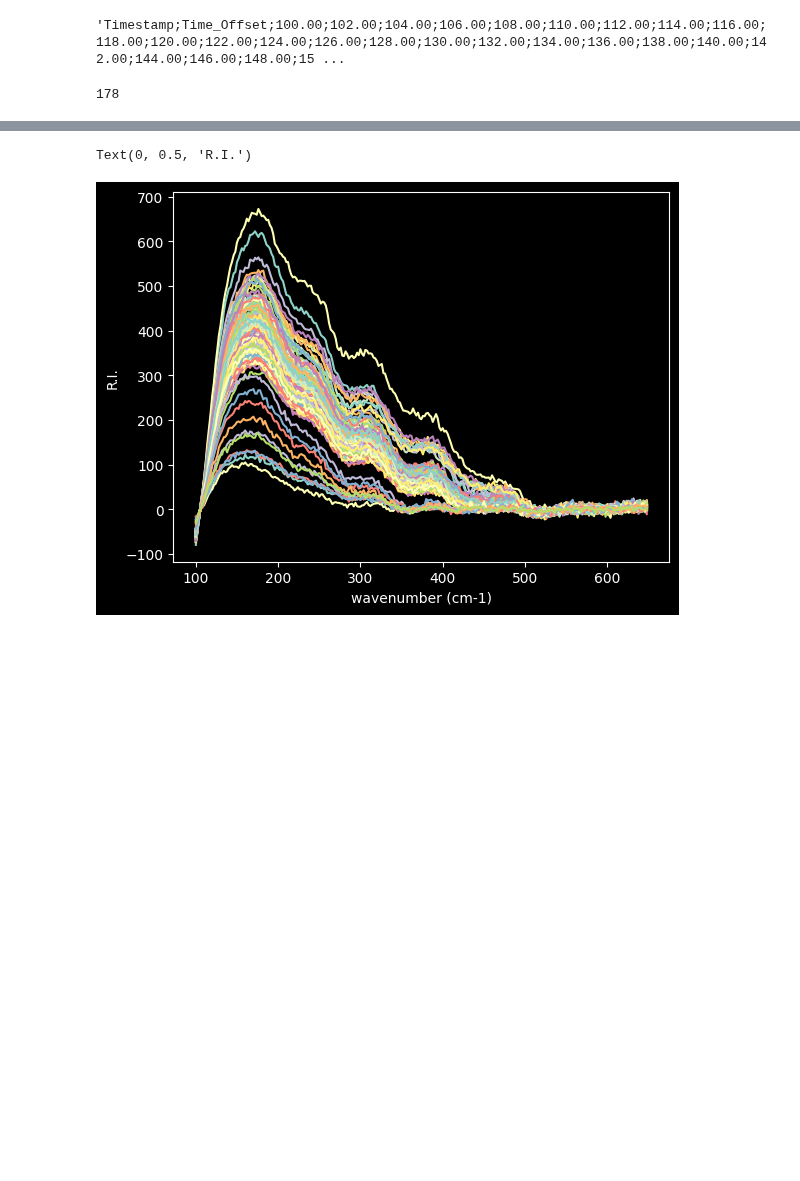
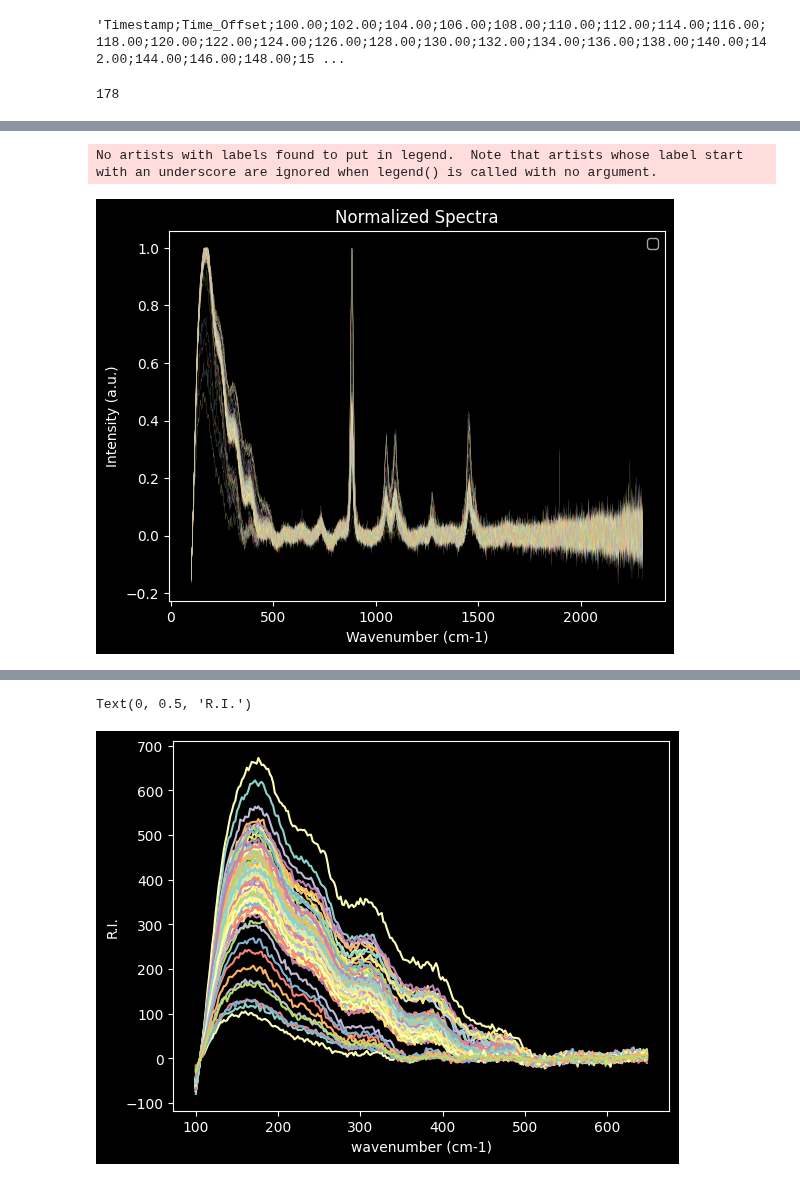
Before and after one commit to oftavira/raman, a Jupyter notebook: colaboraciones/adanf/sep.ipynb, the cells around one changed output, grey strips where cells are left out. Drawn from its saved outputs; the diff is of its cells as text; code cells hidden in the pictures; blank space fills up the shorter version.

Commit message:
normalization and plot for all specs

```diff
--- a/colaboraciones/adanf/sep.ipynb
+++ b/colaboraciones/adanf/sep.ipynb
@@ -63,5 +44,5 @@ for line in data:
     fl_list = []
     for e in st_list:
         fl_list.append(float(e.replace(',', '.')))
-    raman = TimeResolvedRaman(xaxis, fl_list, line[1])
+    raman = TimeResolvedRaman(xaxis, fl_list, line[1], line[0])
     yf.append(raman)
@@ -80,0 +49,17 @@ for i in range(len(yf)):
+# %%
+import matplotlib.pyplot as plt
+# Creating a plot for each spectrum within the
+# ign_out folder
+
+for i in range(len(yf)):
+    fig = plt.figure()
+    ax = fig.add_subplot(111)
+    ax.plot(yf[i].x, yf[i].y)
+    ax.set_title(yf[i].time_s)
+    ax.set_xlabel('Wavenumber (cm-1)')
+    ax.set_ylabel('Intensity (a.u.)')
+    # ax.set_xlim(1800, 1000)
+    # ax.set_ylim(0, 1.1)
+    # Formating the name
+    plt.savefig('ign_out/'+str(i)+'.png')
+    plt.close()
@@ -80,0 +91,30 @@ for i in range(len(yf)):
+# %%
+# Normalizing all the spectra
+
+import matplotlib.pyplot as plt
+
+normalized = []
+
+for i in range(len(yf)):
+    norm = []
+    for e in yf[i].y:
+        norm.append(e/max(yf[i].y))
+    normalized.append(norm)
+
+# Plotting the normalized spectra
+fig = plt.figure()
+ax = fig.add_subplot(111)
+
+for i in range(len(normalized)):
+    ax.plot(yf[i].x, normalized[i], linewidth=0.1)
+        # ax.plot(yf[i].x, normalized[i], label=yf[i].time_s)
+
+ax.set_title('Normalized Spectra')
+ax.set_xlabel('Wavenumber (cm-1)')
+ax.set_ylabel('Intensity (a.u.)')
+ax.legend()
+
+plt.show()
+# %% [output]
+No artists with labels found to put in legend.  Note that artists whose label start with an underscore are ignored when legend() is called with no argument.
+[figure, added]
```
Also changed, not shown: parts of 8 cells of this notebook.
